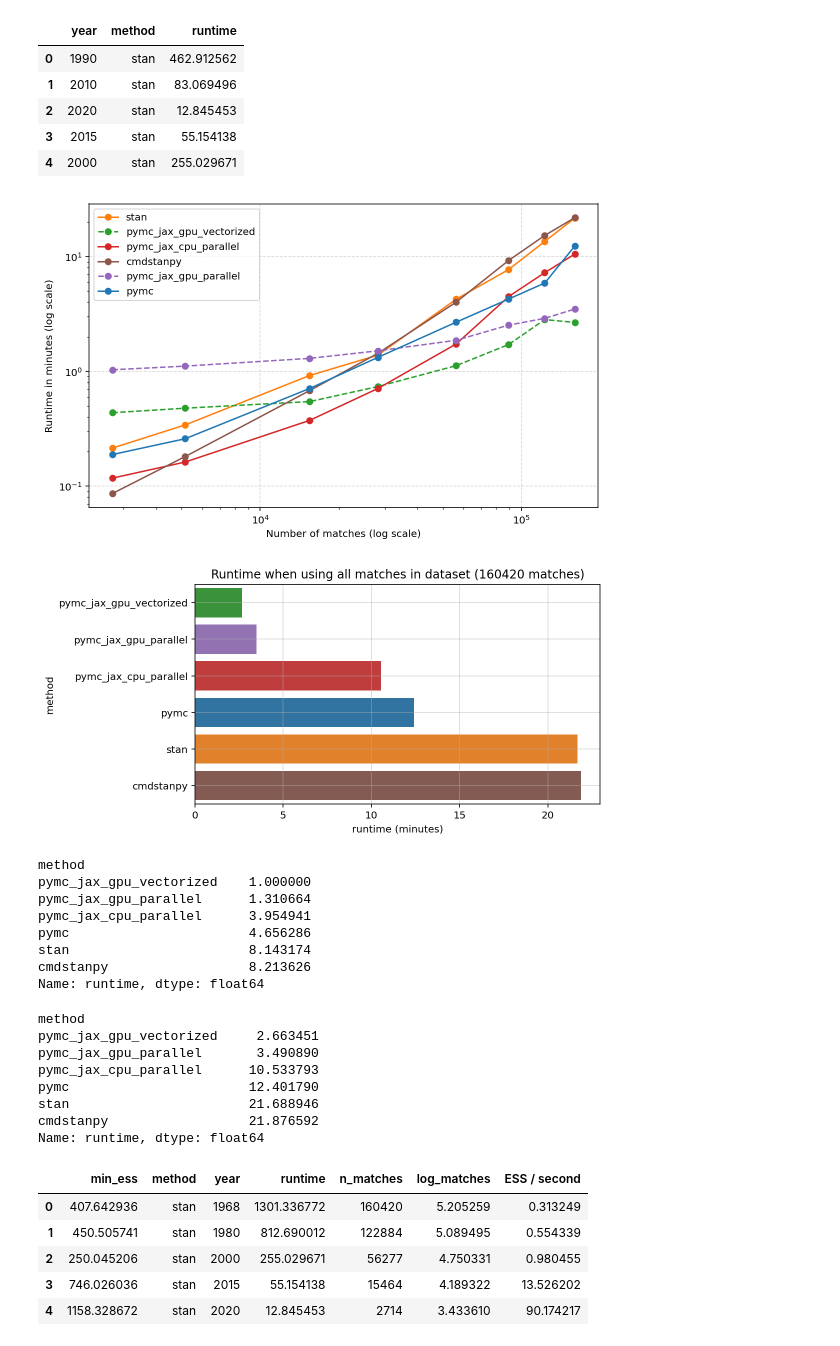
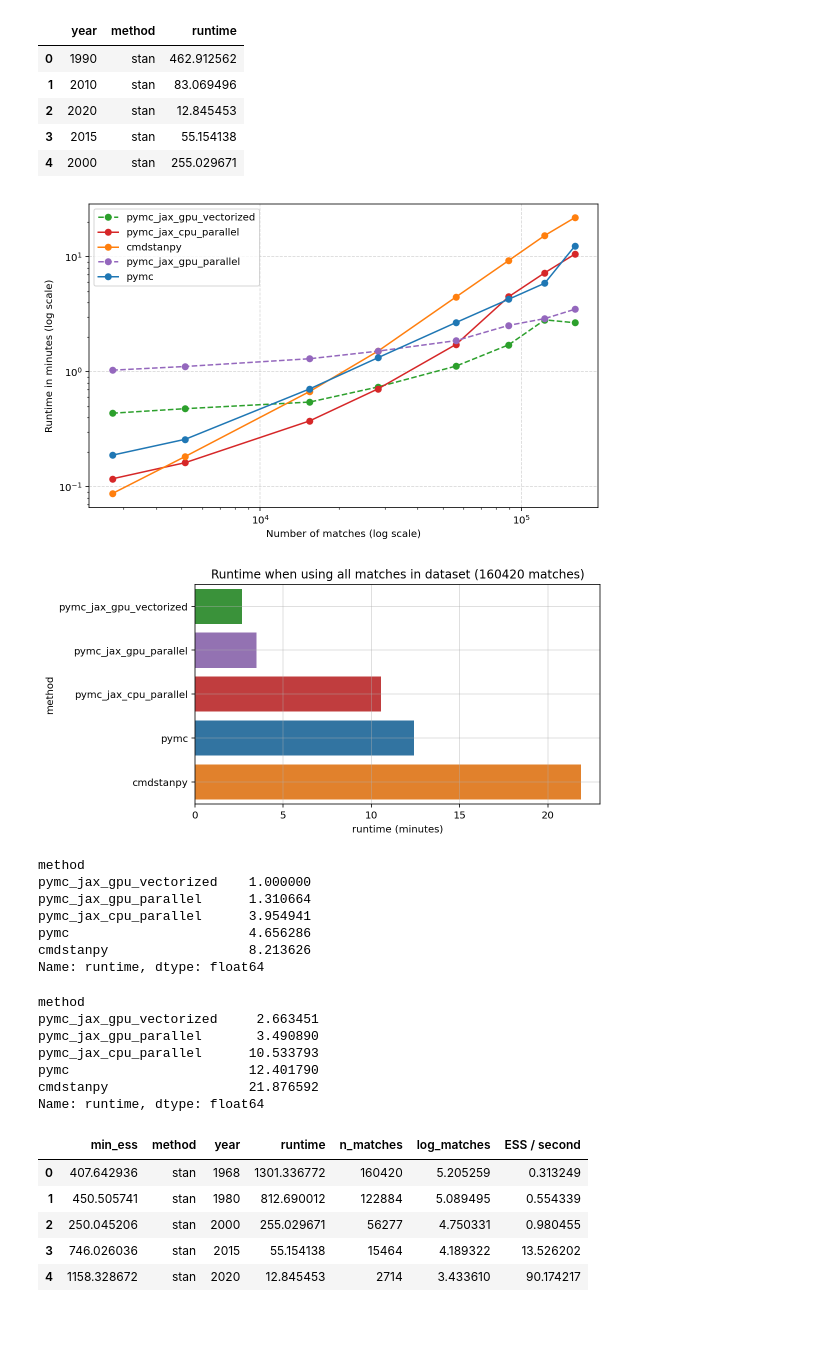
Before and after one commit to martiningram/mcmc_runtime_comparison, a Jupyter notebook: Compare runtimes.ipynb, the cells around one changed output. Drawn from its saved outputs; the diff is of its cells as text; code cells hidden in the pictures.

```diff
--- a/Compare runtimes.ipynb
+++ b/Compare runtimes.ipynb
@@ -64,40 +64,39 @@ results['log_matches'] = np.log10(results['n_matches'])
 # %%
 f, ax = plt.subplots(1, 1)
 
-of_interest = ['pymc', 'stan', 'pymc_jax_gpu_vectorized', 'pymc_jax_cpu_parallel', 'pymc_jax_gpu_parallel',
-               'cmdstanpy']
+of_interest = ['pymc', 'cmdstanpy', 'pymc_jax_gpu_vectorized', 'pymc_jax_cpu_parallel', 'pymc_jax_gpu_parallel',]
 
 colours = sns.color_palette(palette=None, n_colors=len(of_interest))
 
 colour_lookup = {x: y for x, y in zip(of_interest, colours)}
 
 rel_results = results[results['method'].isin(of_interest)]
 
 for cur_method in rel_results['method'].unique():
 
     cur_data = rel_results[rel_results['method'] == cur_method].sort_values('n_matches')
 
     linestyle = '--' if 'gpu' in cur_method else None
 
     ax.plot(cur_data['n_matches'], cur_data['runtime'] / 60, label=cur_method, marker='o', linestyle=linestyle,
             color=colour_lookup[cur_method])
 
 ax.set_yscale('log')
 ax.set_xscale('log')
 
 ax.set_xlabel('Number of matches (log scale)')
 ax.set_ylabel('Runtime in minutes (log scale)')
 
 ax.grid(alpha=0.5, linestyle='--')
 
 ax.legend()
 
 f.set_size_inches(8, 5)
 f.tight_layout()
 
-#plt.savefig(join(plot_dir, 'walltime_plot.png'), dpi=300)
+plt.savefig(join(plot_dir, 'walltime_plot.png'), dpi=300)
 # %% [output]
-[figure, old version]
+[figure, new version]
 # %%
 f, ax = plt.subplots(1, 1)
 
@@ -119,7 +118,7 @@ f.tight_layout()
 
 plt.savefig(join(plot_dir, 'walltime_full.png'), dpi=300)
 # %% [output]
-[figure, old version]
+[figure, new version]
 # %%
 to_plot = to_plot.set_index('method', drop=False)
 
@@ -130,7 +129,6 @@ pymc_jax_gpu_vectorized    1.000000
 pymc_jax_gpu_parallel      1.310664
 pymc_jax_cpu_parallel      3.954941
 pymc                       4.656286
-stan                       8.143174
 cmdstanpy                  8.213626
 Name: runtime, dtype: float64
 # %%
@@ -141,7 +139,6 @@ pymc_jax_gpu_vectorized     2.663451
 pymc_jax_gpu_parallel       3.490890
 pymc_jax_cpu_parallel      10.533793
 pymc                       12.401790
-stan                       21.688946
 cmdstanpy                  21.876592
 Name: runtime, dtype: float64
 # %%
```
Also changed, not shown: parts of 5 cells of this notebook, 3 other files.
